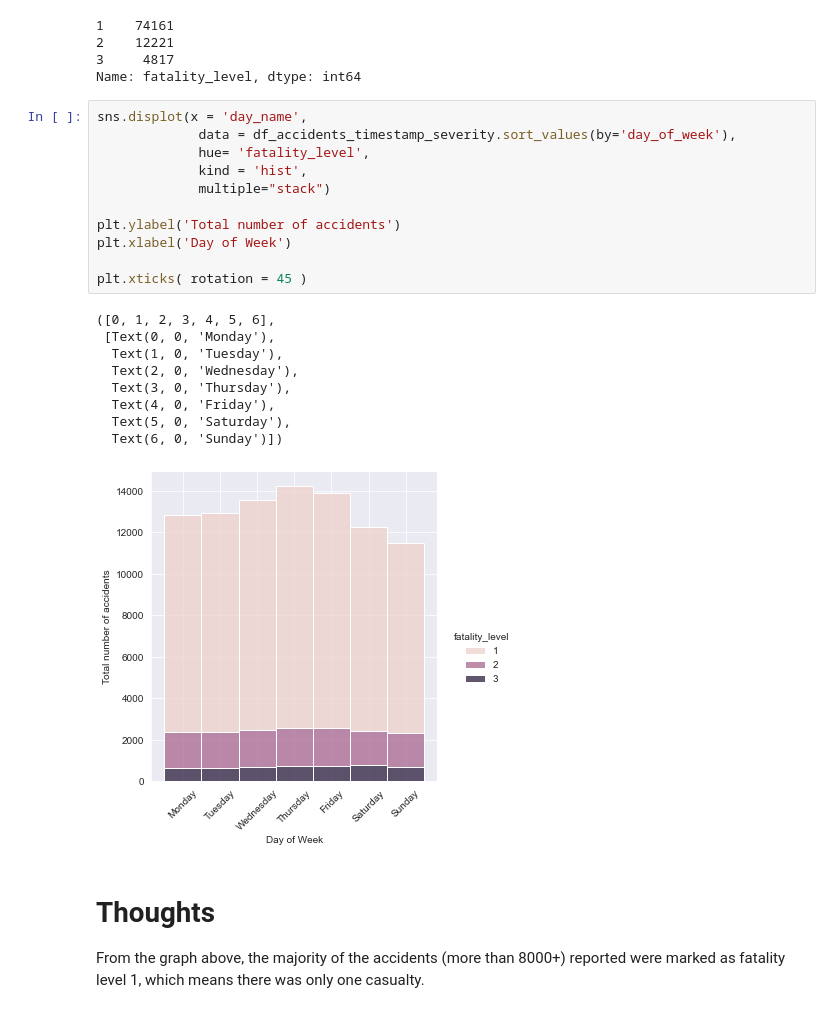
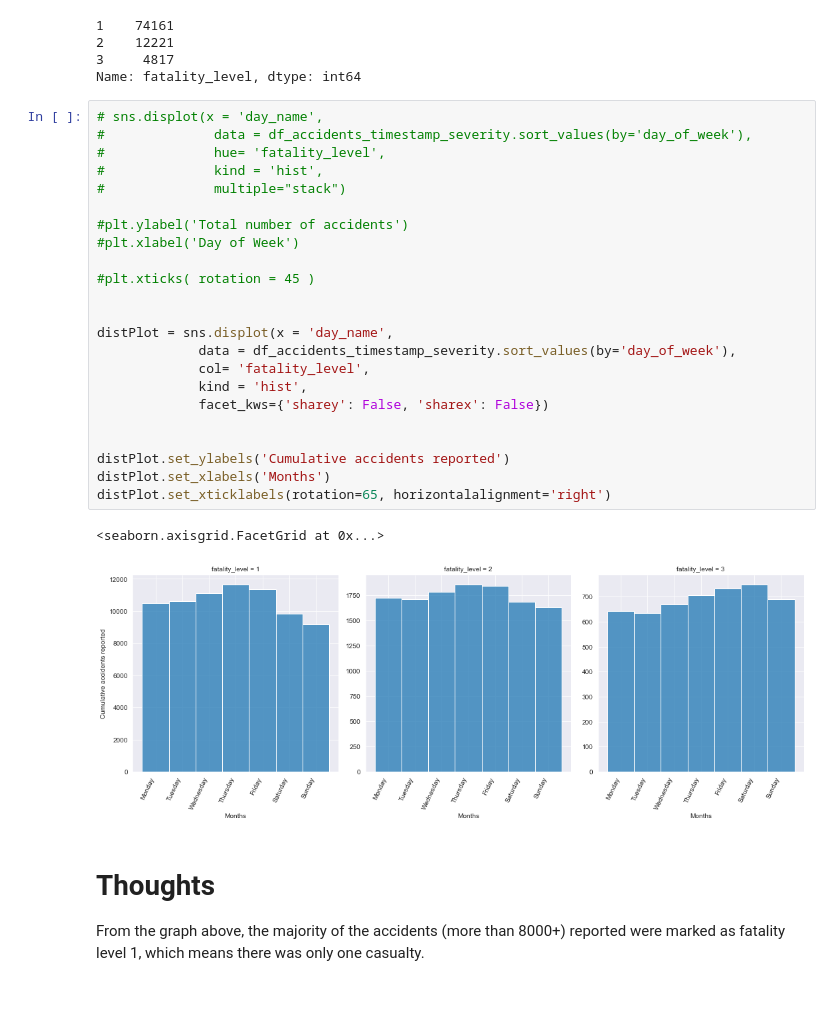
Before and after one commit to LuisEVT/High_Fatality_Accidents, a Jupyter notebook: High_Fatality_Accidents.ipynb, the cells around one changed output. Cells and saved outputs as stored; diff of their text form.

```diff
--- a/High_Fatality_Accidents.ipynb
+++ b/High_Fatality_Accidents.ipynb
@@ -469,26 +469,31 @@ df_accidents_timestamp_severity['fatality_level'].value_counts()
 3     4817
 Name: fatality_level, dtype: int64
 # %%
-sns.displot(x = 'day_name',
+# sns.displot(x = 'day_name',
+#              data = df_accidents_timestamp_severity.sort_values(by='day_of_week'),
+#              hue= 'fatality_level',
+#              kind = 'hist',
+#              multiple="stack")
+
+#plt.ylabel('Total number of accidents')
+#plt.xlabel('Day of Week')
+
+#plt.xticks( rotation = 45 )
+
+
+distPlot = sns.displot(x = 'day_name',
              data = df_accidents_timestamp_severity.sort_values(by='day_of_week'),
-             hue= 'fatality_level',
+             col= 'fatality_level',
              kind = 'hist',
-             multiple="stack")
+             facet_kws={'sharey': False, 'sharex': False})
 
-plt.ylabel('Total number of accidents')
-plt.xlabel('Day of Week')
 
-plt.xticks( rotation = 45 )
+distPlot.set_ylabels('Cumulative accidents reported')
+distPlot.set_xlabels('Months')
+distPlot.set_xticklabels(rotation=65, horizontalalignment='right')
 # %% [output]
-([0, 1, 2, 3, 4, 5, 6],
- [Text(0, 0, 'Monday'),
-  Text(1, 0, 'Tuesday'),
-  Text(2, 0, 'Wednesday'),
-  Text(3, 0, 'Thursday'),
-  Text(4, 0, 'Friday'),
-  Text(5, 0, 'Saturday'),
-  Text(6, 0, 'Sunday')])
+<seaborn.axisgrid.FacetGrid at 0x...>
-[figure, old version]
+[figure, new version]
 # %% [markdown]
 # Thoughts
 
```
Also changed, not shown: parts of 11 cells of this notebook.
